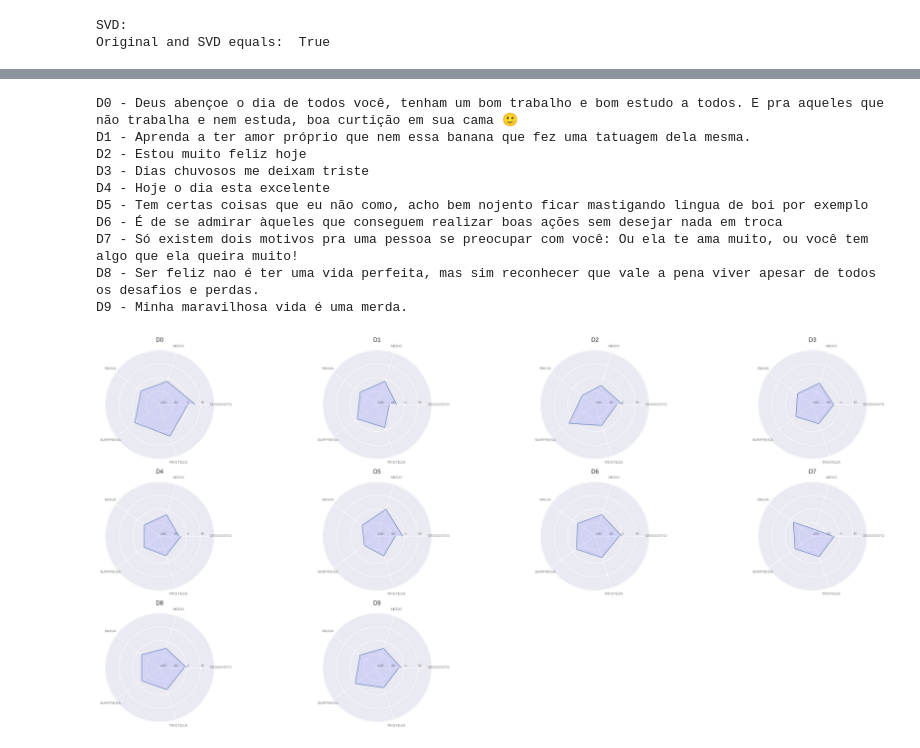
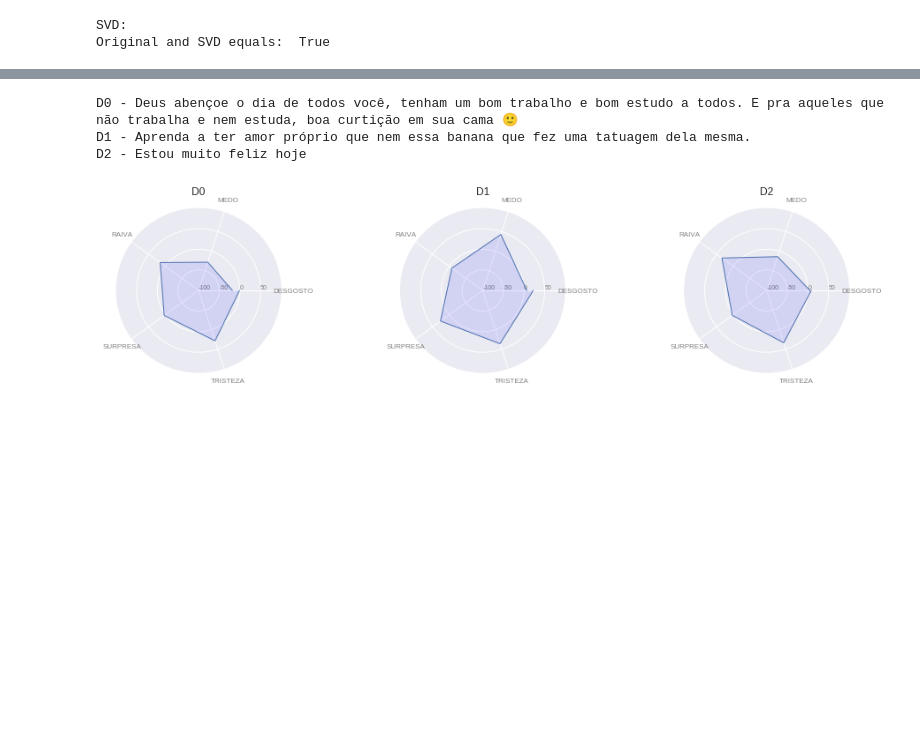
Before and after one commit to rdenadai/TxtP-Study-Notebooks, a Jupyter notebook: notebooks/text_classification_example.ipynb, the cells around one changed output, grey strips where cells are left out. Cells and saved outputs as stored; diff of their text form; code cells hidden in the pictures; blank space fills up the shorter version.

```diff
--- a/notebooks/text_classification_example.ipynb
+++ b/notebooks/text_classification_example.ipynb
@@ -617,0 +684,17 @@ display(df[
+# %%
+SIMPLE = USE
+
+idx = { w:i for i, w in enumerate(weights.index.get_values())}
+
+for key, values in emotion_words.items():
+    words = []
+    for value in values:
+        words += filter(None, [inx if value in inx else None for e, inx in enumerate(idx.keys())])
+    emotion_words[key] = words
+
+wv = calculate_emotional_state_python(u, emotion_words, idx, weights, len(ldocs), SIMPLE)
+df = pd.DataFrame(wv, columns=emotion_words.keys())
+display(df[
+    (df['ALEGRIA'] != 0) | (df['DESGOSTO'] != 0) | (df['MEDO'] != 0) |
+    (df['RAIVA'] != 0) | (df['SURPRESA'] != 0) | (df['TRISTEZA'] != 0)
+])
@@ -617,0 +720,17 @@ display(df[
+# %%
+SIMPLE = USE
+
+idx = { w:i for i, w in enumerate(weights.index.get_values())}
+
+for key, values in emotion_words.items():
+    words = []
+    for value in values:
+        words += filter(None, [inx if value in inx else None for e, inx in enumerate(idx.keys())])
+    emotion_words[key] = words
+
+wv = calculate_emotional_state(u, emotion_words, idx, weights, len(ldocs), SIMPLE)
+df = pd.DataFrame(wv, columns=emotion_words.keys())
+display(df[
+    (df['ALEGRIA'] != 0) | (df['DESGOSTO'] != 0) | (df['MEDO'] != 0) |
+    (df['RAIVA'] != 0) | (df['SURPRESA'] != 0) | (df['TRISTEZA'] != 0)
+])
@@ -624,6 +772,11 @@ for i, d in enumerate(ldocs):
         dtframe[i][k] = cosine_similarity(a, b)
 dtframe = np.round(normalization(dtframe, -100, 100), 2)
 df = pd.DataFrame(dtframe, index=ldocs, columns=emotion_words.keys())
+
+for i, frase in enumerate(frases_originais):
+    mmax, mmin = np.max(df.loc[f'D{i}']), np.min(df.loc[f'D{i}'])
+    if np.abs(mmin) > mmax:
+        df.loc[f'D{i}'] = -df.loc[f'D{i}']
 # %%
 categories = list(df)[1:]
 N = len(categories)
@@ -631,43 +784,36 @@ N = len(categories)
 # What will be the angle of each axis in the plot? (we divide the plot / number of variable)
 angles = [n / float(N) * 2 * np.pi for n in range(N)]
 angles += angles[:1]
 
 
-plt.figure(figsize=(25, 15))
-for m in range(10):
+plt.figure(figsize=(18, 12))
+for m in range(3):
     idx = m + 1
 
     values = df.loc[f'D{m}'].values
     print(f'D{m} - {frases_originais[m]}')
     # Initialise the spider plot
     ax = plt.subplot(4, 4, idx, polar=True)
     # Title
     plt.title(f'D{m}')
     # Draw one axe per variable + add labels labels yet
     plt.xticks(angles[:-1], categories, color='grey', size=8)
     # Draw ylabels
     ax.set_rlabel_position(0)
     plt.yticks(range(-100, 100, 50), [f'{i}' for i in range(-100, 100, 50)], color="grey", size=7)
     plt.ylim(-100, 100)
     # Plot data
     ax.plot(angles, values, linewidth=1, linestyle='solid')
     # Fill area
     ax.fill(angles, values, 'b', alpha=0.1)
 
 plt.tight_layout()
 plt.show()
 # %% [output]
 D0 - Deus abençoe o dia de todos você, tenham um bom trabalho e bom estudo a todos. E pra aqueles que não trabalha e nem estuda, boa curtição em sua cama 🙂
 D1 - Aprenda a ter amor próprio que nem essa banana que fez uma tatuagem dela mesma.
 D2 - Estou muito feliz hoje
-D3 - Dias chuvosos me deixam triste
-D4 - Hoje o dia esta excelente
-D5 - Tem certas coisas que eu não como, acho bem nojento ficar mastigando lingua de boi por exemplo
-D6 - É de se admirar àqueles que conseguem realizar boas ações sem desejar nada em troca
-D7 - Só existem dois motivos pra uma pessoa se preocupar com você: Ou ela te ama muito, ou você tem algo que ela queira muito!
-D8 - Ser feliz nao é ter uma vida perfeita, mas sim reconhecer que vale a pena viver apesar de todos os desafios e perdas.
-D9 - Minha maravilhosa vida é uma merda.
-[figure, old version]
+[figure, new version]
 # %%
 for i, frase in enumerate(frases_originais):
     print('-' * 20)
```
Also changed, not shown: parts of 19 cells of this notebook.
